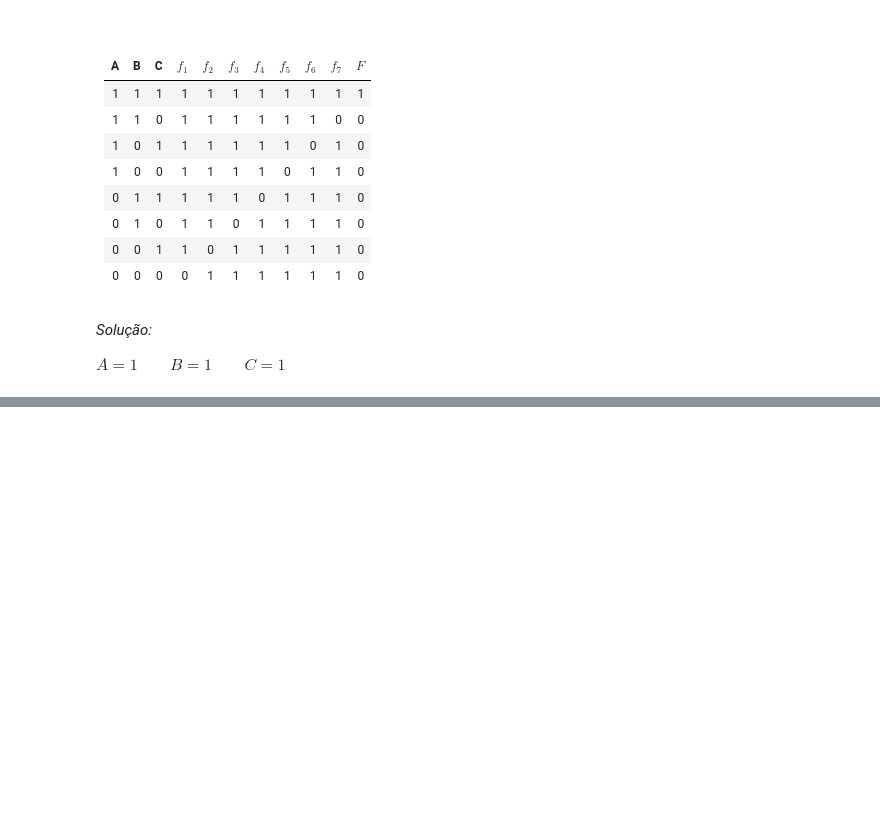
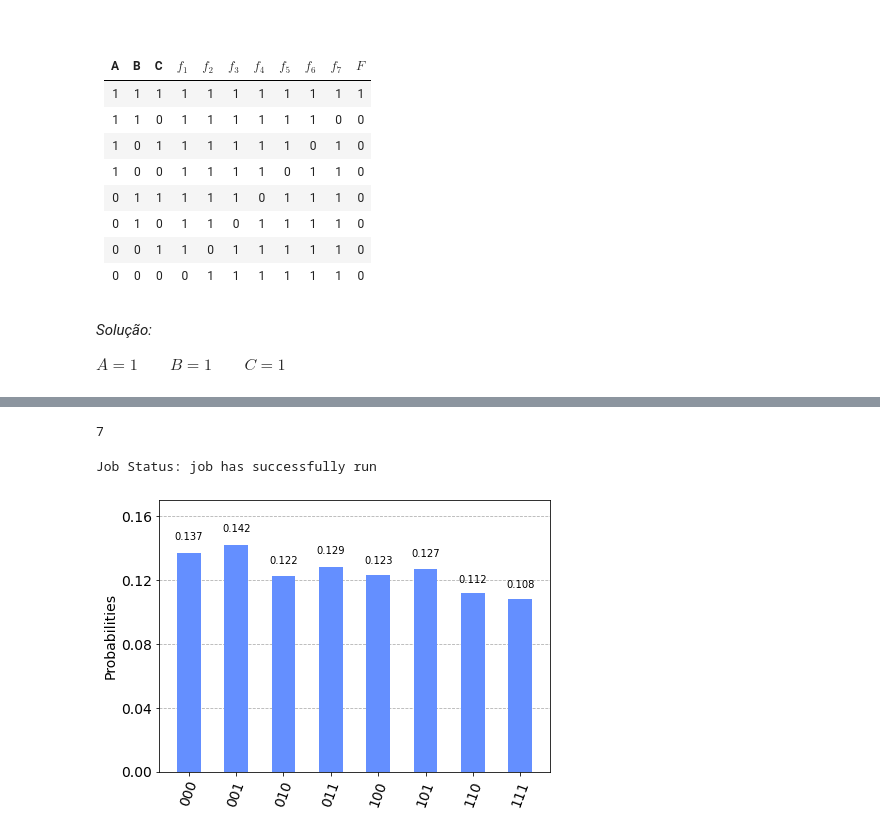
Before and after one commit to zoisper/IC-Projeto, a Jupyter notebook: Projeto.ipynb, the cells around one changed output, grey strips where cells are left out. Cells and saved outputs as stored; diff of their text form; code cells hidden in the pictures; blank space fills up the shorter version.

```diff
--- a/Projeto.ipynb
+++ b/Projeto.ipynb
@@ -177,0 +191,3 @@ plot_histogram(counts)
+# %%
+provider = IBMQ.get_provider()
+provider.backends(simulator=False, operational=True)
@@ -177,0 +202,17 @@ plot_histogram(counts)
+# %%
+backend = provider.get_backend('ibm_nairobi')
+backend.configuration().n_qubits
+# %% [output]
+7
+# %%
+job = execute(qc,backend)
+# %%
+job_monitor(job)
+# %% [output]
+Job Status: job has successfully run
+# %%
+result = job.result()
+counts = result.get_counts()
+plot_histogram(counts)
+# %% [output]
+[figure, added]
```
Also changed, not shown: parts of 8 cells of this notebook.
